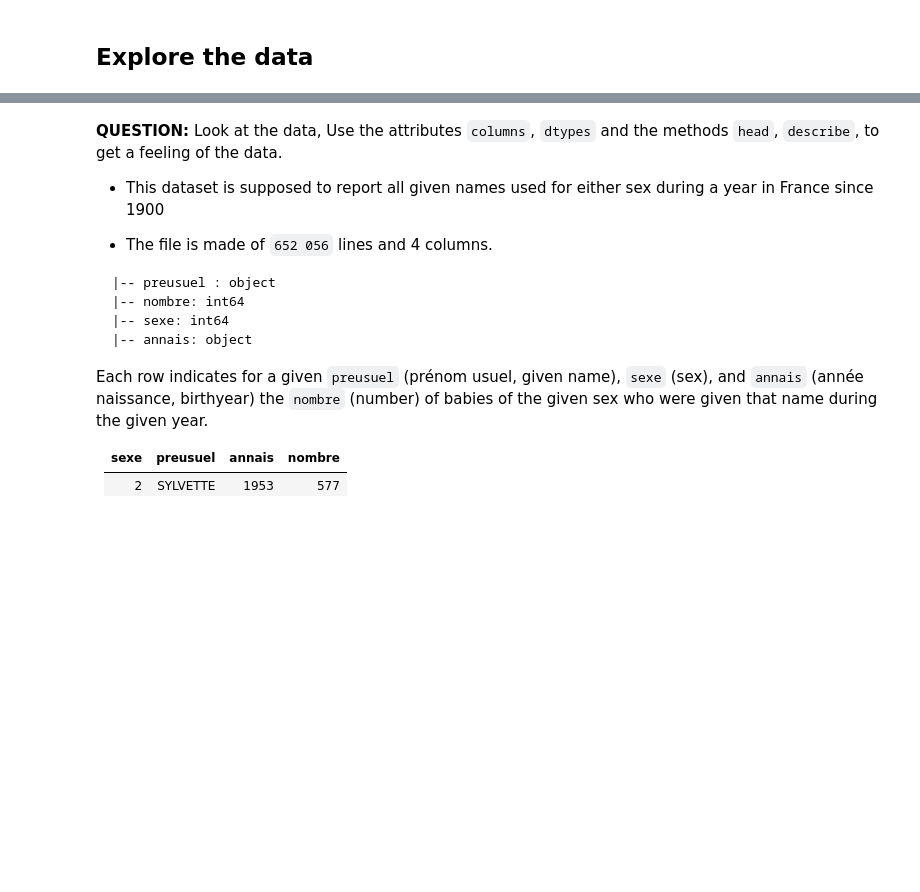
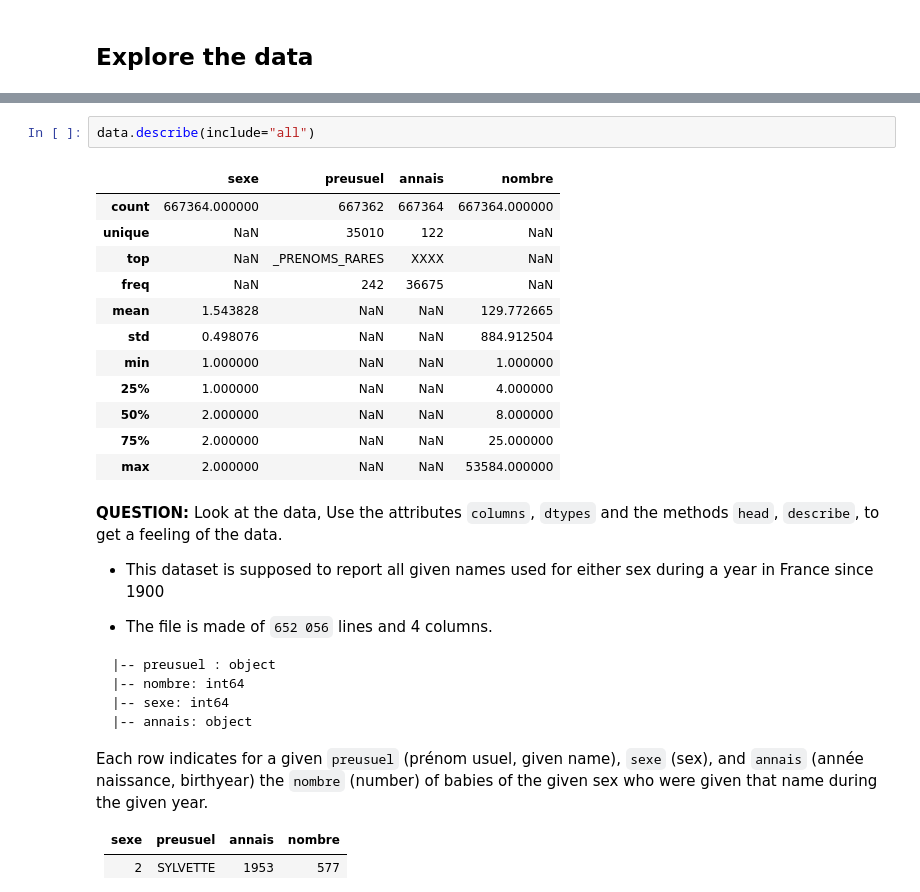
Before and after one commit to PetitPoissonL/Big-Data-Technologies, a Jupyter notebook: homework01.ipynb, the cells around one changed output, grey strips where cells are left out. Saved outputs shown, nothing was run; the diff lists cells and outputs as text; blank space fills up the shorter version.

```diff
--- a/homework01.ipynb
+++ b/homework01.ipynb
@@ -179,3 +214,18 @@ memory usage: 20.4+ MB
+# %%
+data.describe(include="all")
+# %% [output]
+|  | sexe | preusuel | annais | nombre |
+| count | 667364.000000 | 667362 | 667364 | 667364.000000 |
+| unique | NaN | 35010 | 122 | NaN |
+| top | NaN | _PRENOMS_RARES | XXXX | NaN |
+| freq | NaN | 242 | 36675 | NaN |
+| mean | 1.543828 | NaN | NaN | 129.772665 |
+| std | 0.498076 | NaN | NaN | 884.912504 |
+| min | 1.000000 | NaN | NaN | 1.000000 |
+| 25% | 1.000000 | NaN | NaN | 4.000000 |
+| 50% | 2.000000 | NaN | NaN | 8.000000 |
+| 75% | 2.000000 | NaN | NaN | 25.000000 |
+| max | 2.000000 | NaN | NaN | 53584.000000 |
 # %% [markdown]
 **QUESTION:** Look at the data, Use the attributes `columns`, `dtypes` and the methods `head`, `describe`, to get a feeling of the data.
 
```
Also changed, not shown: parts of 28 cells of this notebook.
